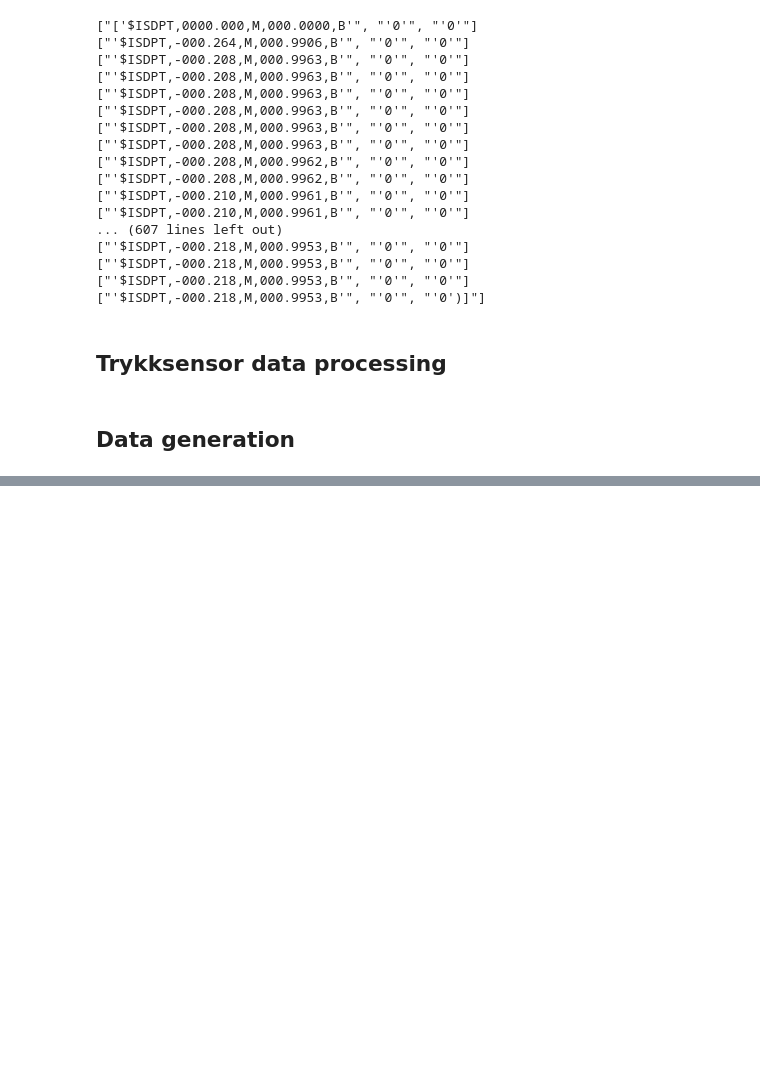
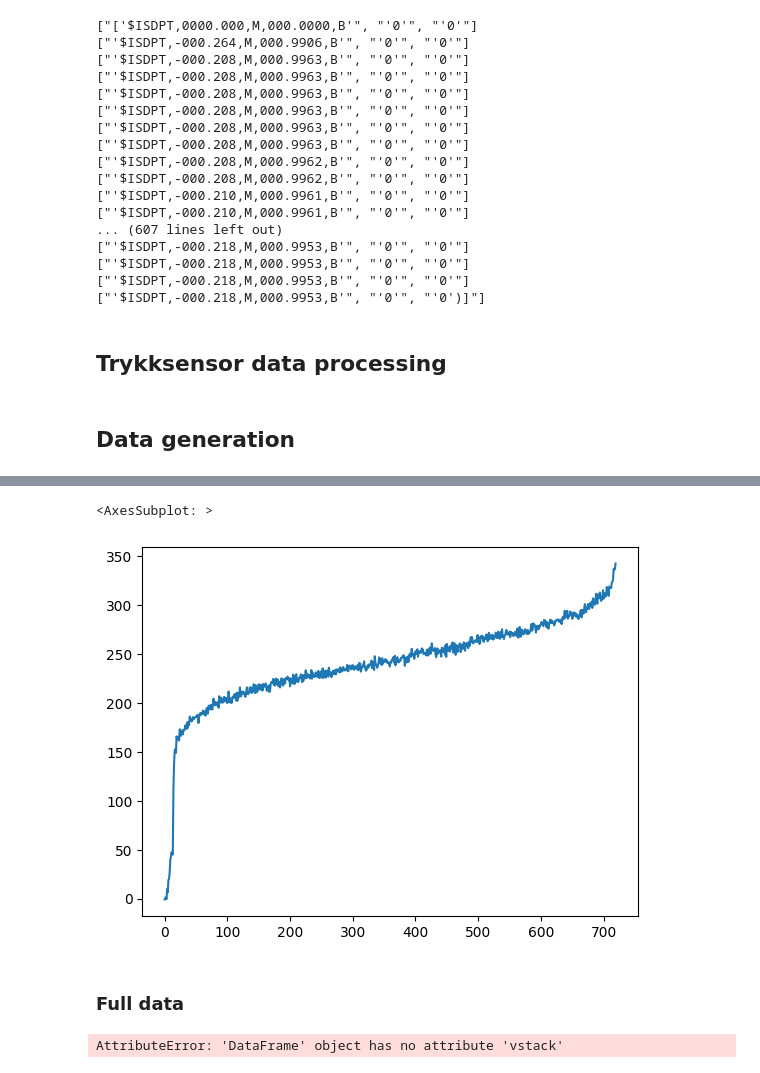
Before and after one commit to AdamSioud/Start-NTNU-Hackathon-2022, a Jupyter notebook: data-processing/data_processing.ipynb, the cells around one changed output, grey strips where cells are left out. Drawn from its saved outputs; the diff is of its cells as text; code cells hidden in the pictures; blank space fills up the shorter version.

```diff
--- a/data-processing/data_processing.ipynb
+++ b/data-processing/data_processing.ipynb
@@ -147,0 +168,7 @@ temp_df.sort_values(by = 'depth').to_csv('')
+# %%
+a['pressure'].plot()
+# %% [output]
+<AxesSubplot: >
+[figure, added]
+# %% [markdown]
+### Full data
@@ -147,0 +206,7 @@ temp_df.sort_values(by = 'depth').to_csv('')
+# %%
+SIZE = 1000
+id100 = get_ID123_c(np.random.choice(oilfields), 1, SIZE)
+for i in range(2, 10):
+    id100 = pd.concat(id100, get_ID123_c(np.random.choice(oilfields), i, SIZE))
+# %% [output]
+AttributeError: 'DataFrame' object has no attribute 'vstack'
```
Also changed, not shown: parts of 9 cells of this notebook, 3 other files.
